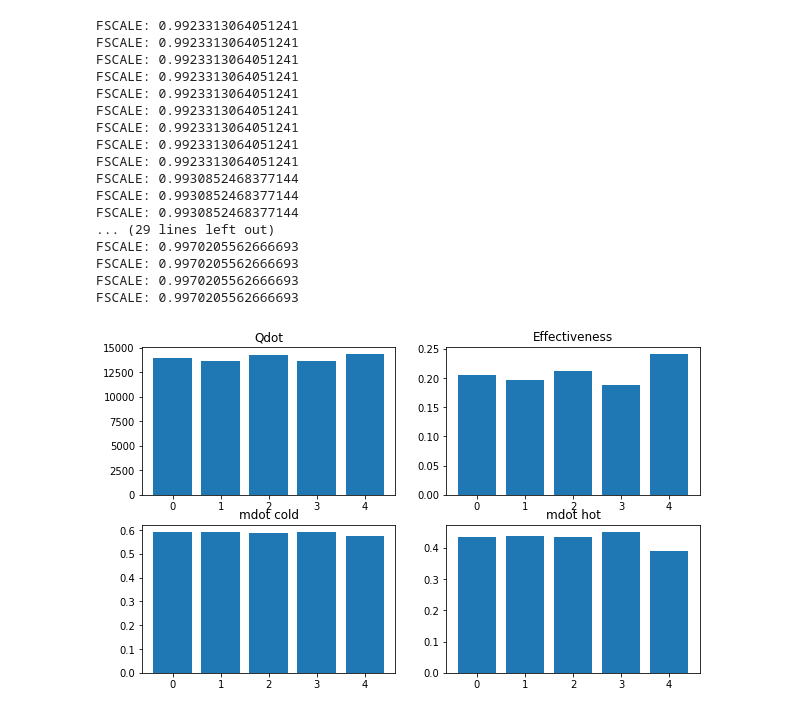
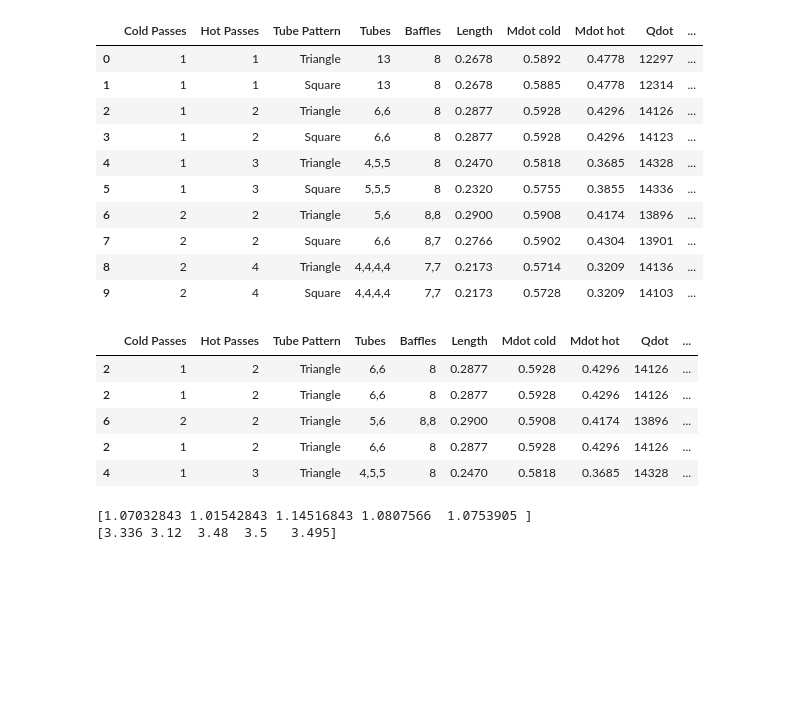
Before and after one commit to lpender3672/shell_tube_heat_exchanger, a Jupyter notebook: src/groups_analysis.ipynb, the cells around one changed output. Cells and saved outputs as stored; diff of their text form; code cells hidden in the pictures; blank space fills up the shorter version.

```diff
--- a/src/groups_analysis.ipynb
+++ b/src/groups_analysis.ipynb
@@ -12,3 +15,17 @@ plt.rcParams["figure.figsize"] = (10, 6)
 # %%
 df = pd.read_csv('2024designs.csv')
+optdf = pd.read_csv('optimal_designs.csv')
+optdf
+# %% [output]
+|  | Cold Passes | Hot Passes | Tube Pattern | Tubes | Baffles | Length | Mdot cold | Mdot hot | Qdot | ... |
+| 0 | 1 | 1 | Triangle | 13 | 8 | 0.2678 | 0.5892 | 0.4778 | 12297 | ... |
+| 1 | 1 | 1 | Square | 13 | 8 | 0.2678 | 0.5885 | 0.4778 | 12314 | ... |
+| 2 | 1 | 2 | Triangle | 6,6 | 8 | 0.2877 | 0.5928 | 0.4296 | 14126 | ... |
+| 3 | 1 | 2 | Square | 6,6 | 8 | 0.2877 | 0.5928 | 0.4296 | 14123 | ... |
+| 4 | 1 | 3 | Triangle | 4,5,5 | 8 | 0.2470 | 0.5818 | 0.3685 | 14328 | ... |
+| 5 | 1 | 3 | Square | 5,5,5 | 8 | 0.2320 | 0.5755 | 0.3855 | 14336 | ... |
+| 6 | 2 | 2 | Triangle | 5,6 | 8,8 | 0.2900 | 0.5908 | 0.4174 | 13896 | ... |
+| 7 | 2 | 2 | Square | 6,6 | 8,7 | 0.2766 | 0.5902 | 0.4304 | 13901 | ... |
+| 8 | 2 | 4 | Triangle | 4,4,4,4 | 7,7 | 0.2173 | 0.5714 | 0.3209 | 14136 | ... |
+| 9 | 2 | 4 | Square | 4,4,4,4 | 7,7 | 0.2173 | 0.5728 | 0.3209 | 14103 | ... |
 # %%
@@ -57,43 +93,18 @@ def comptute_designs(df):
 # %%
 
 
-Qdots, effs, mdot_colds, mdot_hots, hot_passes, cold_passes = comptute_designs(df)
+Qdots, effs, mdot_colds, mdot_hots, hot_passes, cold_passes, masses, total_tubes, matching_optdf = comptute_designs(df)
+matching_optdf
 # %% [output]
-FSCALE: 0.9923313064051241
-FSCALE: 0.9923313064051241
-FSCALE: 0.9923313064051241
-FSCALE: 0.9923313064051241
-FSCALE: 0.9923313064051241
-FSCALE: 0.9923313064051241
-FSCALE: 0.9923313064051241
-FSCALE: 0.9923313064051241
-FSCALE: 0.9923313064051241
-FSCALE: 0.9930852468377144
-FSCALE: 0.9930852468377144
-FSCALE: 0.9930852468377144
-... (29 lines left out)
-FSCALE: 0.9970205562666693
-FSCALE: 0.9970205562666693
-FSCALE: 0.9970205562666693
-FSCALE: 0.9970205562666693
+|  | Cold Passes | Hot Passes | Tube Pattern | Tubes | Baffles | Length | Mdot cold | Mdot hot | Qdot | ... |
+| 2 | 1 | 2 | Triangle | 6,6 | 8 | 0.2877 | 0.5928 | 0.4296 | 14126 | ... |
+| 2 | 1 | 2 | Triangle | 6,6 | 8 | 0.2877 | 0.5928 | 0.4296 | 14126 | ... |
+| 6 | 2 | 2 | Triangle | 5,6 | 8,8 | 0.2900 | 0.5908 | 0.4174 | 13896 | ... |
+| 2 | 1 | 2 | Triangle | 6,6 | 8 | 0.2877 | 0.5928 | 0.4296 | 14126 | ... |
+| 4 | 1 | 3 | Triangle | 4,5,5 | 8 | 0.2470 | 0.5818 | 0.3685 | 14328 | ... |
-# %%
-
-# plot a bar chart
-
-fig, ax = plt.subplots(2, 2)
-
-ax[0, 0].bar(range(len(Qdots)), Qdots)
-ax[0, 0].set_title("Qdot")
-
-ax[0, 1].bar(range(len(effs)), effs)
-ax[0, 1].set_title("Effectiveness")
-
-ax[1, 0].bar(range(len(mdot_colds)), mdot_colds)
-ax[1, 0].set_title("mdot cold")
-
-ax[1, 1].bar(range(len(mdot_hots)), mdot_hots)
-ax[1, 1].set_title("mdot hot")
-
-plt.show()
-# %% [output]
-[figure, removed]
+# %%
+print(masses)
+print(total_tubes)
+# %% [output]
+[1.07032843 1.01542843 1.14516843 1.0807566  1.0753905 ]
+[3.336 3.12  3.48  3.5   3.495]
```
Also changed, not shown: parts of 3 cells of this notebook, 4 other files.
